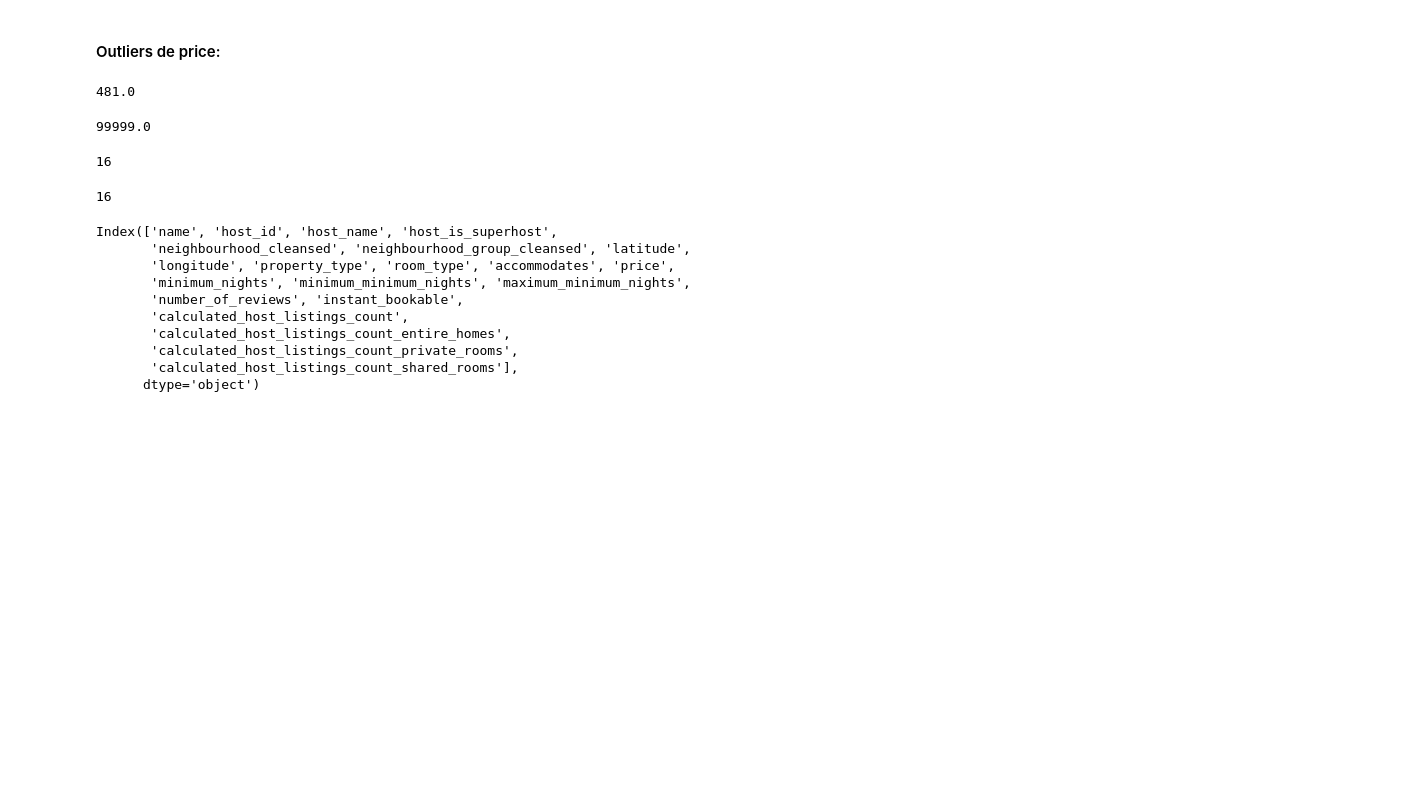
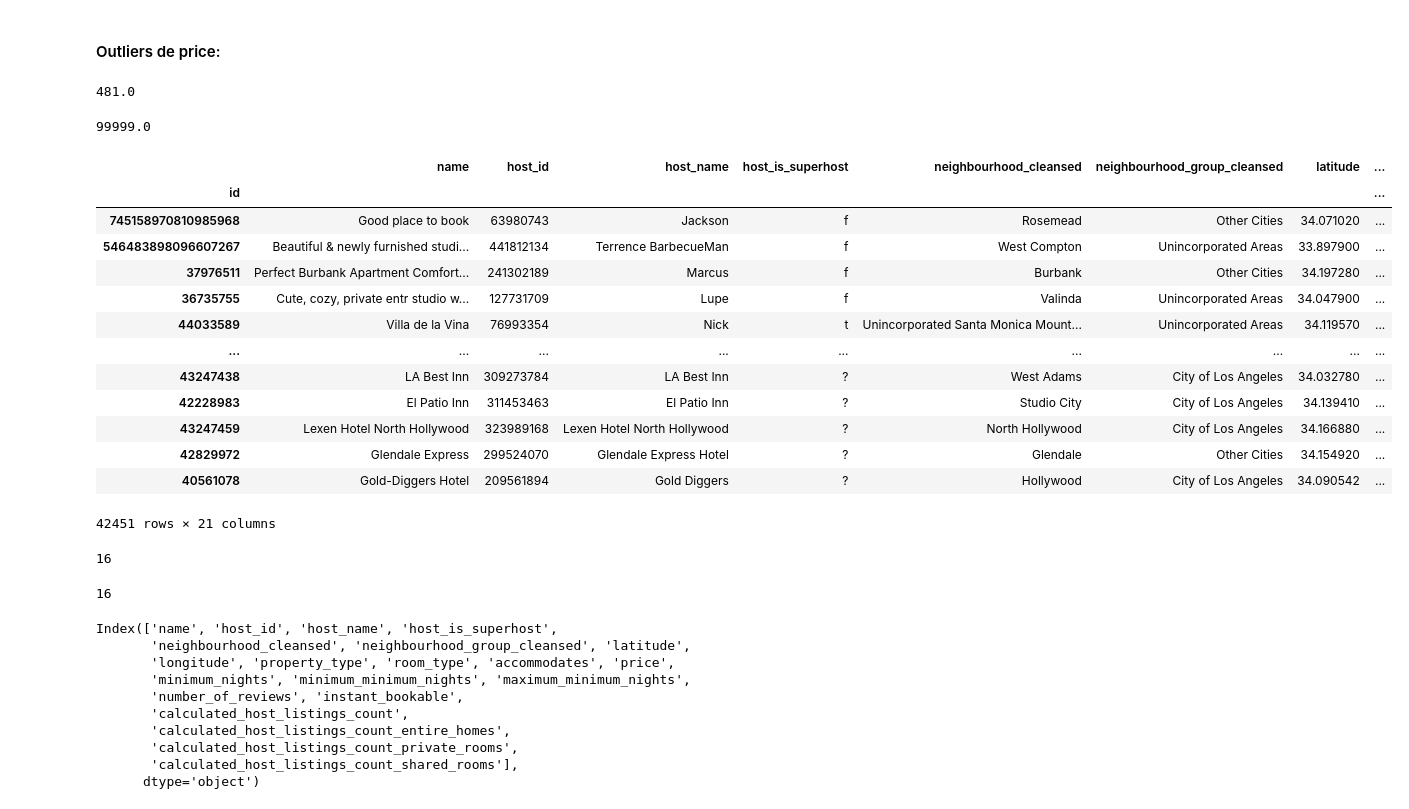
Before and after one commit to bravovielisa/LosAngeles_airbnb, a Jupyter notebook: Los_Angeles_airbnb.ipynb, the cells around one changed output. Drawn from its saved outputs; the diff is of its cells as text; code cells hidden in the pictures; blank space fills up the shorter version.

```diff
--- a/Los_Angeles_airbnb.ipynb
+++ b/Los_Angeles_airbnb.ipynb
@@ -315,6 +315,24 @@ df_out['price'].max()
 df1['price'].max()
 # %% [output]
 99999.0
+# %%
+df_sorted = df1.sort_values(by='price', ascending=False)
+df_sorted
+# %% [output]
+|  | name | host_id | host_name | host_is_superhost | neighbourhood_cleansed | neighbourhood_group_cleansed | latitude | ... |
+| id |  |  |  |  |  |  |  | ... |
+| 745158970810985968 | Good place to book | 63980743 | Jackson | f | Rosemead | Other Cities | 34.071020 | ... |
+| 546483898096607267 | Beautiful & newly furnished studi... | 441812134 | Terrence BarbecueMan | f | West Compton | Unincorporated Areas | 33.897900 | ... |
+| 37976511 | Perfect Burbank Apartment Comfort... | 241302189 | Marcus | f | Burbank | Other Cities | 34.197280 | ... |
+| 36735755 | Cute, cozy, private entr studio w... | 127731709 | Lupe | f | Valinda | Unincorporated Areas | 34.047900 | ... |
+| 44033589 | Villa de la Vina | 76993354 | Nick | t | Unincorporated Santa Monica Mount... | Unincorporated Areas | 34.119570 | ... |
+| ... | ... | ... | ... | ... | ... | ... | ... | ... |
+| 43247438 | LA Best Inn | 309273784 | LA Best Inn | ? | West Adams | City of Los Angeles | 34.032780 | ... |
+| 42228983 | El Patio Inn | 311453463 | El Patio Inn | ? | Studio City | City of Los Angeles | 34.139410 | ... |
+| 43247459 | Lexen Hotel North Hollywood | 323989168 | Lexen Hotel North Hollywood | ? | North Hollywood | City of Los Angeles | 34.166880 | ... |
+| 42829972 | Glendale Express | 299524070 | Glendale Express Hotel | ? | Glendale | Other Cities | 34.154920 | ... |
+| 40561078 | Gold-Diggers Hotel | 209561894 | Gold Diggers | ? | Hollywood | City of Los Angeles | 34.090542 | ... |
+42451 rows × 21 columns
 # %%
 df1['accommodates'].max()
 # %% [output]
```
Also changed, not shown: parts of 1 cell of this notebook, 3 other files.
